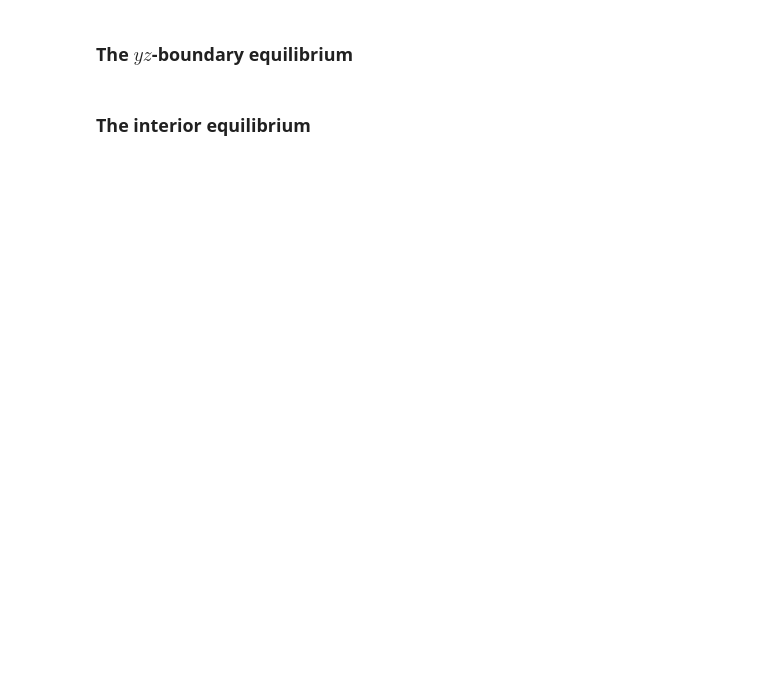
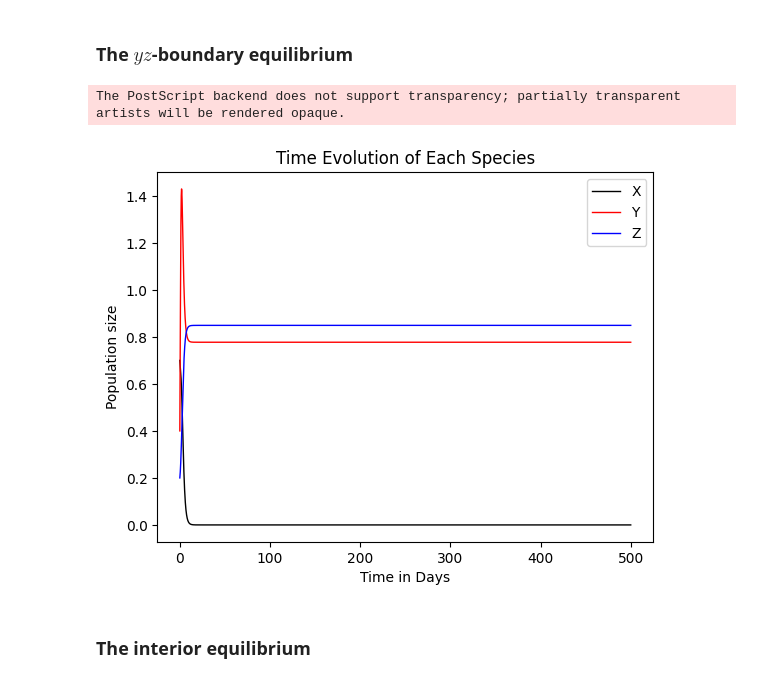
Before and after one commit to rkp1503/Complex-Dynamics-of-a-Three-Species-Ecosystem, a Jupyter notebook: code_python/main.ipynb, the cells around one changed output. Drawn from its saved outputs; the diff is of its cells as text; code cells hidden in the pictures; blank space fills up the shorter version.

```diff
--- a/code_python/main.ipynb
+++ b/code_python/main.ipynb
@@ -445,13 +364,16 @@ utils.my_plot(ts, sol, title, xaxis, yaxis, labels_colors_dict, filename=filenam
 # %% [markdown]
 ### The $yz$-boundary equilibrium
 # %%
-param_values = [0.978, 0.310, 0.843, 0.002, 0.407, 0.859, 0.446, 0.872, 0.201, 0.959]
+param_values = [1.219, 0.452, 0.589, 0.047, 1.587, 1.908, 1.658, 1.812, 1.473, 0.289]
 
 ts, sol = utils.solve_model(model, t_max, vars_dict, param_values)
 
 filename = "equilibrium-boundary-yz"
 
 utils.my_plot(ts, sol, title, xaxis, yaxis, labels_colors_dict, filename=filename)
+# %% [output]
+The PostScript backend does not support transparency; partially transparent artists will be rendered opaque.
+[figure, added]
 # %% [markdown]
 ### The interior equilibrium
 # %%
```
Also changed, not shown: parts of 26 cells of this notebook.
